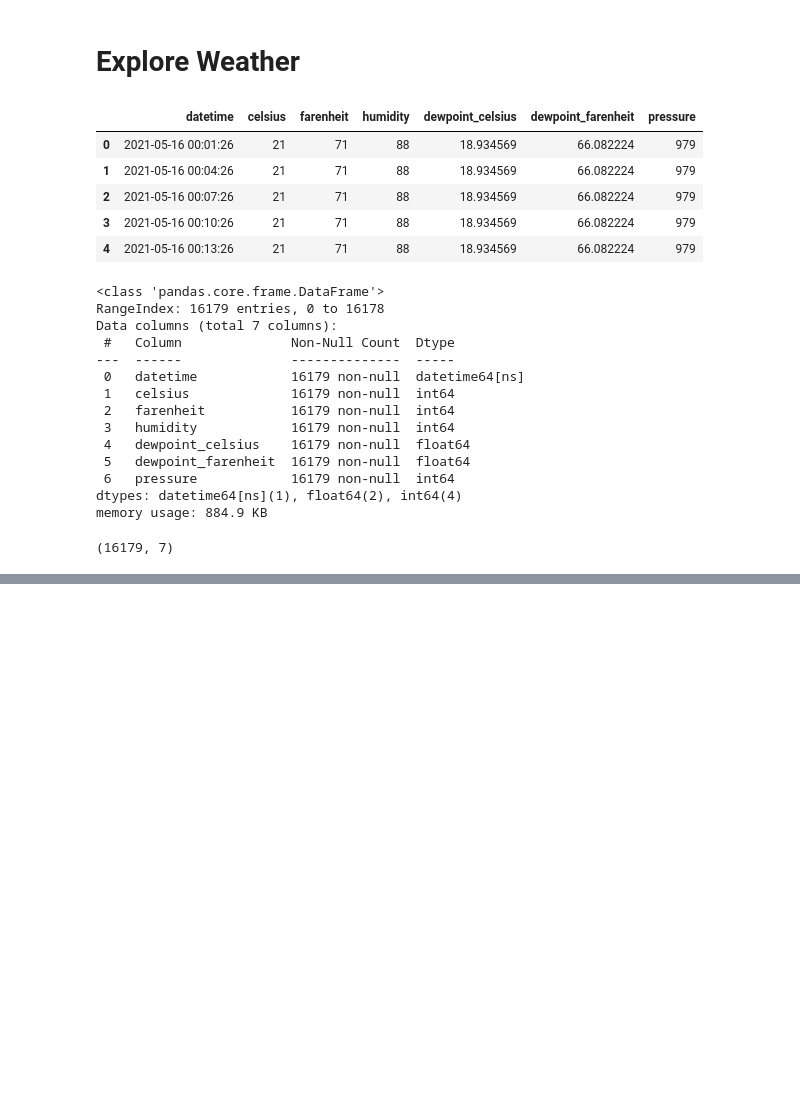
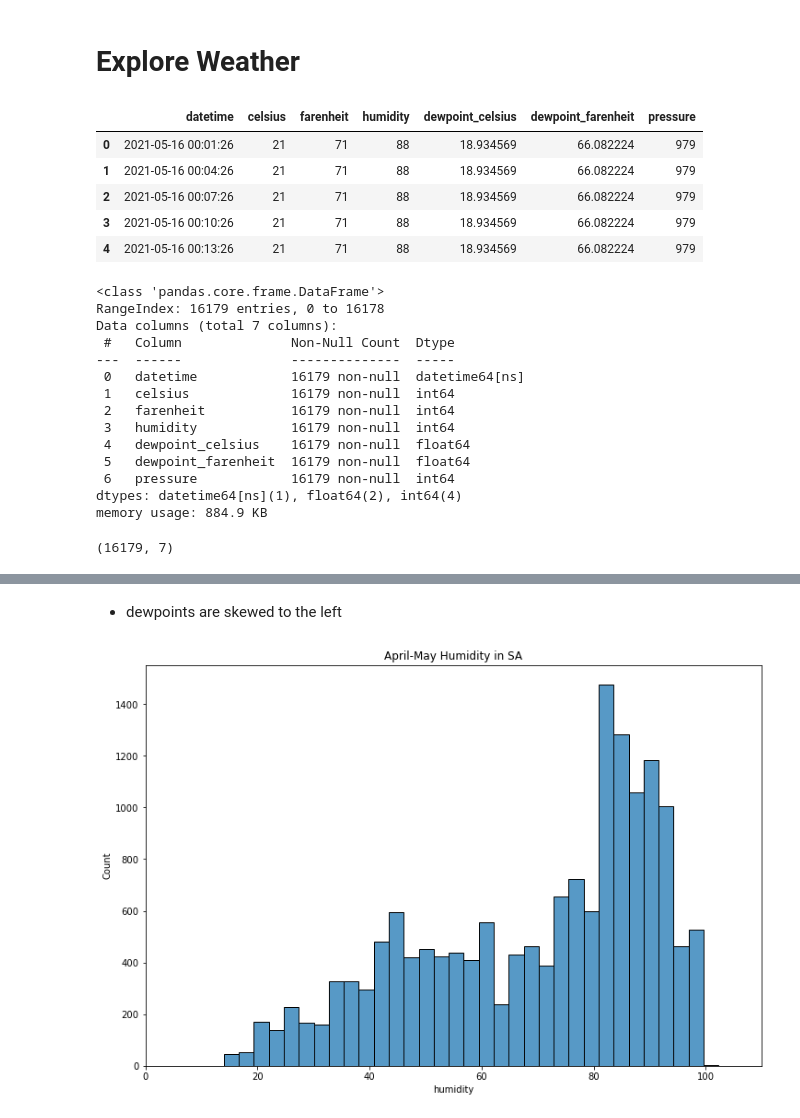
Before and after one commit to slc-data/2021-datathon, a Jupyter notebook: workbooks/lori/explore_weather.ipynb, the cells around one changed output, grey strips where cells are left out. Drawn from its saved outputs; the diff is of its cells as text; code cells hidden in the pictures; blank space fills up the shorter version.

```diff
--- a/workbooks/lori/explore_weather.ipynb
+++ b/workbooks/lori/explore_weather.ipynb
@@ -41,0 +64,11 @@ weather.shape
+# %% [markdown]
+- dewpoints are skewed to the left
+# %%
+#histogram of humidity in SATX
+plt.figure(figsize=(12, 8))
+ax = sns.histplot(data=weather, x="humidity")
+ax.set_xlim(0,110)
+plt.title('April-May Humidity in SA')
+plt.show()
+# %% [output]
+[figure, added]
```
Also changed, not shown: parts of 7 cells of this notebook.
